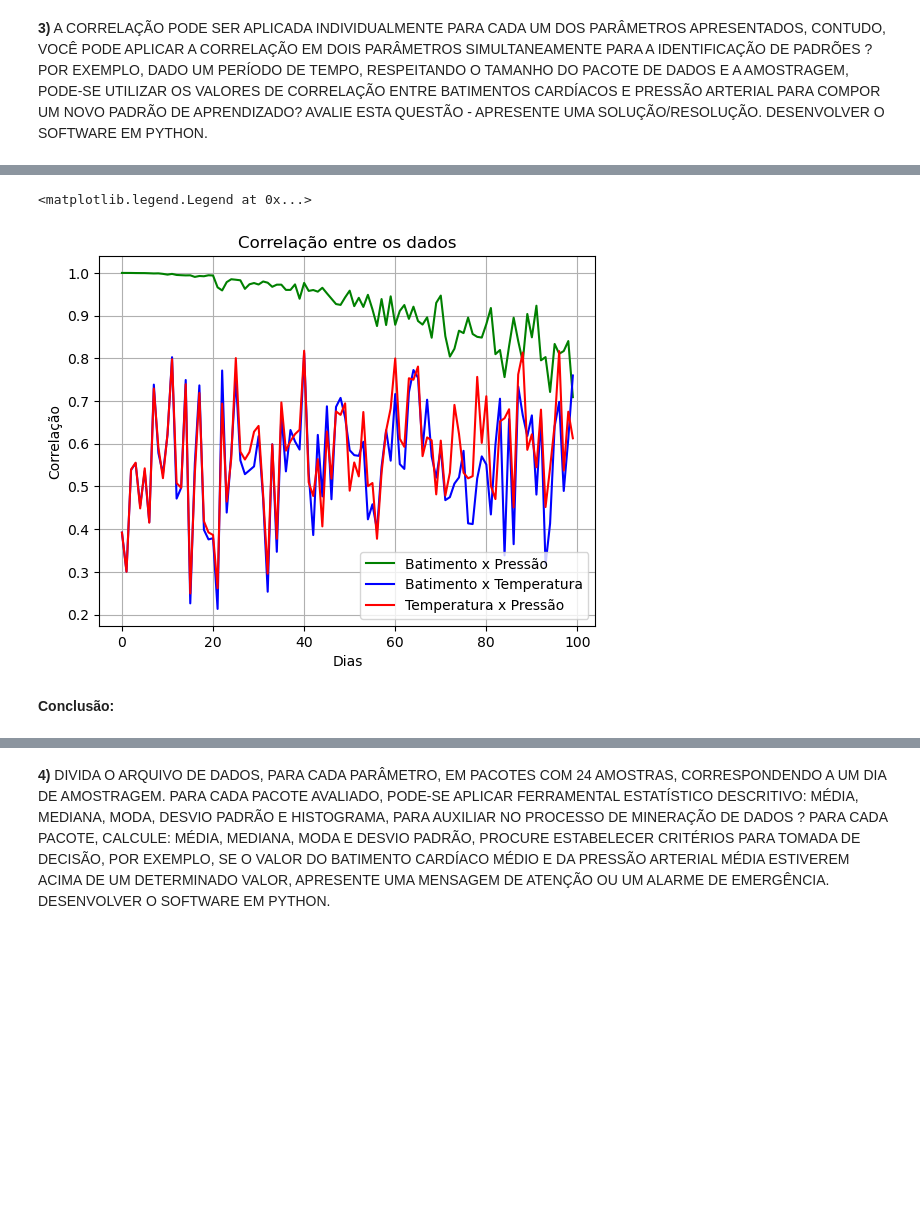
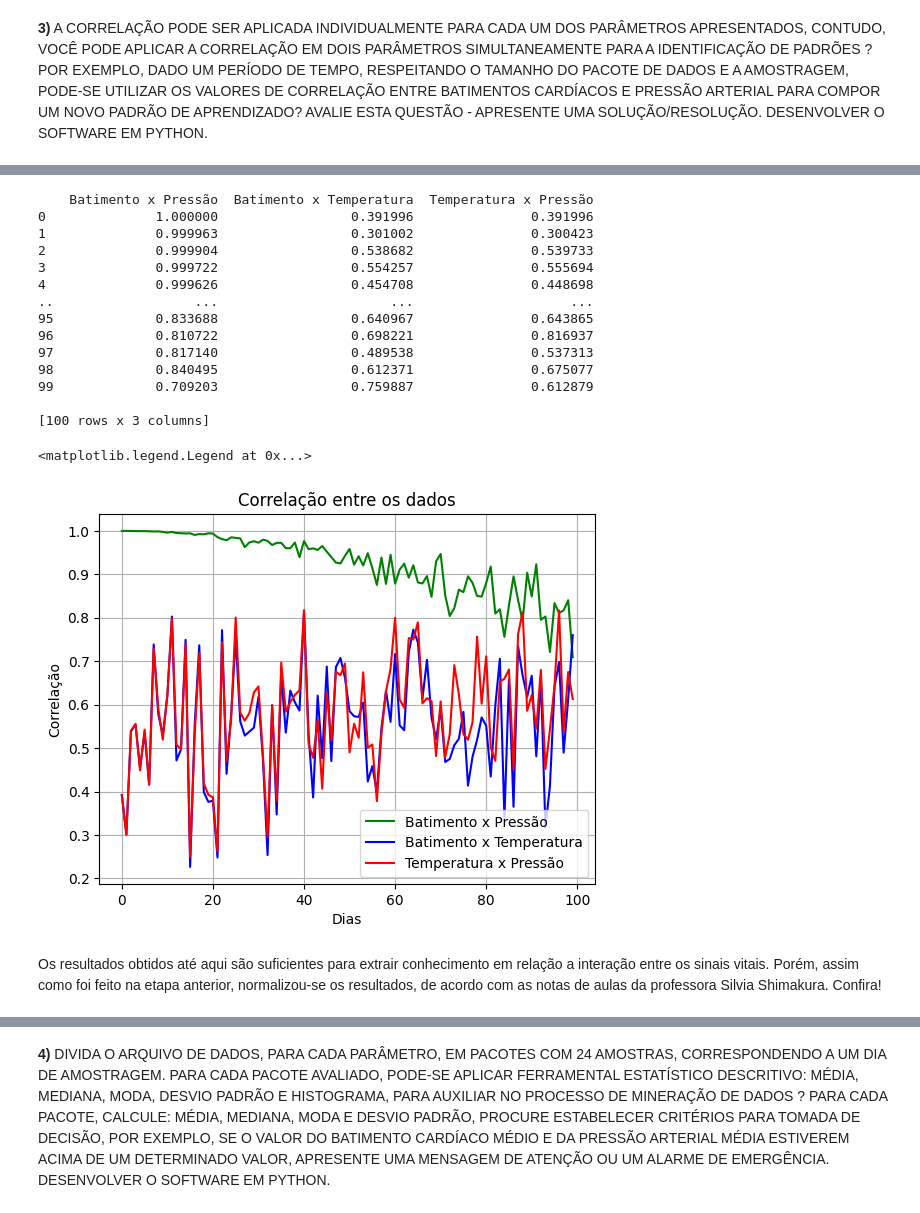
Before and after one commit to lucianoacsilva/vital-signals-analysis, a Jupyter notebook: Trabalho 1 - Sinais Vitais.ipynb, the cells around one changed output, grey strips where cells are left out. Drawn from its saved outputs; the diff is of its cells as text; code cells hidden in the pictures; blank space fills up the shorter version.

```diff
--- a/Trabalho 1 - Sinais Vitais.ipynb
+++ b/Trabalho 1 - Sinais Vitais.ipynb
@@ -32,10 +40,22 @@ media_literal: str = "Média"
 mediana_literal: str = "Mediana"
 moda_literal: str = "Moda"
 desvio_padrao_literal: str = "Desvio Padrão"
+primeiro_quartil_literal: str = "Primeiro Quartil"
+terceiro_quartil_literal: str = "Terceiro Quartil"
+minimo_literal: str = "Mínimo"
+maximo_literal: str = "Maximo"
 batimento_literal: str = "BATIMENTO"
 temperatura_literal: str = "TEMPERATURA"
-pressao_literal: str = "PREASSAO"
+pressao_literal: str = "PRESSAO"
 batimento_cardiaco_literal: str = "Batimento Cardíaco"
 pressao_arterial_literal: str = "Pressão Arterial"
 temperatura_corporal_literal: str = "Temperatura Corporal"
 hora_literal: str = "HORA"
+classificacao_literal: str = "Classificacao"
+valor_literal: str = "Valor"
+pacote_batimento_literal: str = "heartbeat_pack"
+proximo_pacote_batimento_literal: str = "next_heartbeat_pack"
+pacote_pressao_literal: str = "blood_pressure_pack"
+proximo_pacote_pressao_literal: str = "next_blood_pressure_pack"
+pacote_temperatura_literal: str = "temperature_pack"
+proximo_pacote_temperatura_literal: str = "next_temperature_pack"
@@ -45,9 +70,9 @@ hora_literal: str = "HORA"
 **Comentário:** O arquivo com a base de dados escolhido foi o "sinaisvitais003 100dias DV2 RAxxx4".
 # %%
 # ============================= LEITURA DOS DADOS =============================
-dados = []
+dados: list[dict[str, any]] = []
+path: str = getcwd() + sep + path.join("data_files", "sinaisvitais003 100dias DV2 RAxxx4.txt")
 
-path = os.getcwd()+os.sep+"sinaisvitais003 100dias DV2 RAxxx4.txt"
 with open(path,'r',newline='') as ARQUIVO:
     d = csv.reader(ARQUIVO)
     dd = list(d)
@@ -214,16 +370,67 @@ print(df_correlacao)
 # %%
+df_correlacao2 = pd.DataFrame()
+n: int = 0
+c_BATIMENTOxPRESSAO = []
+c_BATIMENTOxTEMPERATURA = []
+c_TEMPERATURAxPRESSAO  = []
+
+int_corr_BATIMENTOxPRESSAO = pd.DataFrame(columns = [classificacao_literal, valor_literal], index = range(0,99))
+int_corr_BATIMENTOxTEMPERATURA = pd.DataFrame(columns = [classificacao_literal, valor_literal], index = range(0,99))
+int_corr_TEMPERATURAxPRESSAO = pd.DataFrame(columns = [classificacao_literal, valor_literal], index = range(0,99))
+
+# Segmentação do Datasete em 100 pacotes com 24 amostras
+for k in range(0,2400,24):
+
+    # Cálculo da correlação de cada pacote de dados
+    correlacao = df[k:k+24].corr(method ='pearson')
+
+    # Classificar a correlação da Pressão Arterial como "Muito Forte", "Forte", "Moderada", "Fraca", e "Bem Fraca"
+    classificador_correlacao(corr = correlacao[batimento_literal][2], index = n, corr_df = int_corr_BATIMENTOxPRESSAO)
+    c_BATIMENTOxPRESSAO.append(correlacao[batimento_literal][2])
+
+
+    # Classificar a correlação da Pressão Arterial como "Muito Forte", "Forte", "Moderada", "Fraca", e "Bem Fraca"
+    classificador_correlacao(corr = correlacao[batimento_literal][3], index = n, corr_df = int_corr_BATIMENTOxTEMPERATURA)
+    c_BATIMENTOxTEMPERATURA.append(correlacao[batimento_literal][3])
+
+    # Classificar a correlação da Pressão Arterial como "Muito Forte", "Forte", "Moderada", "Fraca", e "Bem Fraca"
+    classificador_correlacao(corr = correlacao[temperatura_literal][2], index = n, corr_df = int_corr_TEMPERATURAxPRESSAO)
+    c_TEMPERATURAxPRESSAO.append(correlacao[temperatura_literal][2])
+
+    n = n + 1
+
+df_correlacao2['Batimento x Pressão'] = c_BATIMENTOxPRESSAO
+df_correlacao2['Batimento x Temperatura'] = c_BATIMENTOxTEMPERATURA
+df_correlacao2['Temperatura x Pressão'] = c_TEMPERATURAxPRESSAO
+
+print(df_correlacao2)
+
 # Plotar a correlação entre os dados
 plt.figure()
 plt.grid()
 plt.title("Correlação entre os dados")
-plt.xlabel("Dias")
-plt.ylabel("Correlação")
 plt.plot(c_BATIMENTOxPRESSAO, color = 'g', label = 'Batimento x Pressão')
 plt.plot(c_BATIMENTOxTEMPERATURA, color = 'b', label = 'Batimento x Temperatura')
 plt.plot(c_TEMPERATURAxPRESSAO, color = 'r', label = 'Temperatura x Pressão')
+plt.xlabel("Dias")
+plt.ylabel("Correlação")
 plt.legend()
 # %% [output]
-<matplotlib.legend.Legend at 0x...>
+    Batimento x Pressão  Batimento x Temperatura  Temperatura x Pressão
+0              1.000000                 0.391996               0.391996
+1              0.999963                 0.301002               0.300423
+2              0.999904                 0.538682               0.539733
+3              0.999722                 0.554257               0.555694
+4              0.999626                 0.454708               0.448698
+..                  ...                      ...                    ...
+95             0.833688                 0.640967               0.643865
+96             0.810722                 0.698221               0.816937
+97             0.817140                 0.489538               0.537313
+98             0.840495                 0.612371               0.675077
+99             0.709203                 0.759887               0.612879
+
+[100 rows x 3 columns]
+<matplotlib.legend.Legend at 0x...>
-[figure, old version]
+[figure, new version]
 # %% [markdown]
-**Conclusão:**
+Os resultados obtidos até aqui são suficientes para extrair conhecimento em relação a interação entre os sinais vitais. Porém, assim como foi feito na etapa anterior, normalizou-se os resultados, de acordo com as notas de aulas da professora Silvia Shimakura. Confira!
```
Also changed, not shown: parts of 34 cells of this notebook, 3 other files.
